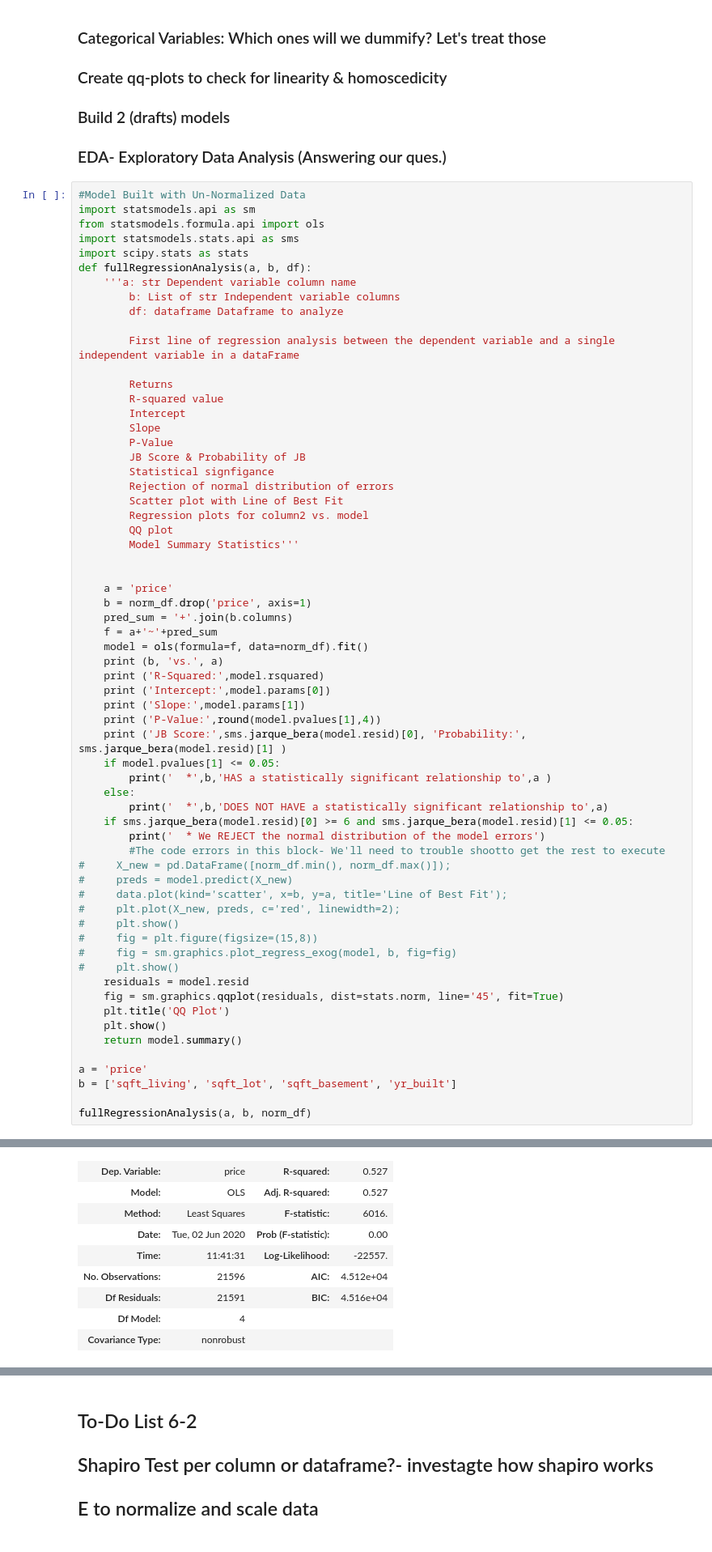
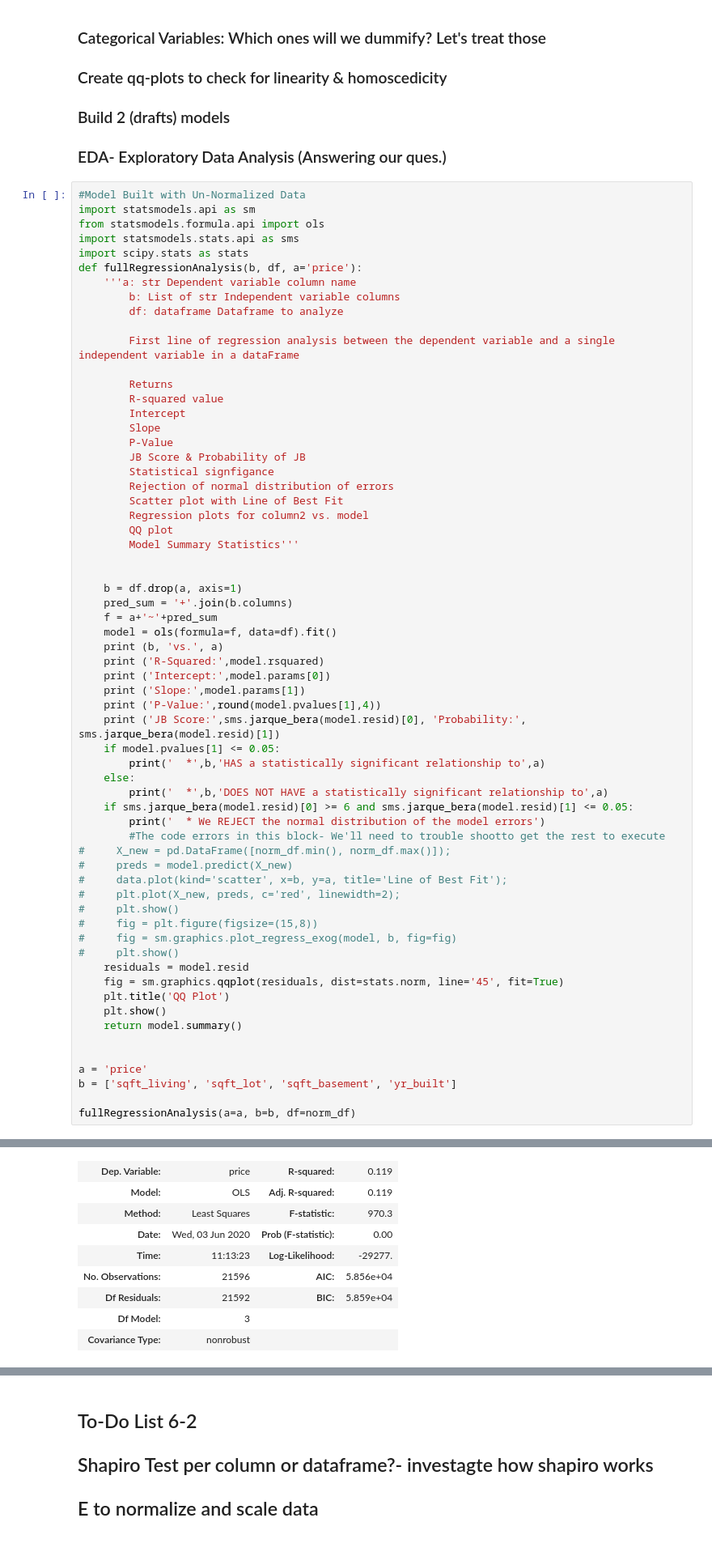
Before and after one commit to EricaSG/dsc-mod-2-project-v2-1-onl01-dtsc-ft-041320, a Jupyter notebook: student.ipynb, the cells around one changed output, grey strips where cells are left out. Shown at 81% size. Drawn from its saved outputs; the diff is of its cells as text.

```diff
--- a/student.ipynb
+++ b/student.ipynb
@@ -533,7 +532,7 @@ import statsmodels.api as sm
 from statsmodels.formula.api import ols
 import statsmodels.stats.api as sms
 import scipy.stats as stats
-def fullRegressionAnalysis(a, b, df):
+def fullRegressionAnalysis(b, df, a='price'):
     '''a: str Dependent variable column name
         b: List of str Independent variable columns
         df: dataframe Dataframe to analyze
@@ -554,19 +553,18 @@ def fullRegressionAnalysis(a, b, df):
         Model Summary Statistics'''
 
 
-    a = 'price'
-    b = norm_df.drop('price', axis=1)
+    b = df.drop(a, axis=1)
     pred_sum = '+'.join(b.columns)
     f = a+'~'+pred_sum
-    model = ols(formula=f, data=norm_df).fit()
+    model = ols(formula=f, data=df).fit()
     print (b, 'vs.', a)
     print ('R-Squared:',model.rsquared)
     print ('Intercept:',model.params[0])
     print ('Slope:',model.params[1])
     print ('P-Value:',round(model.pvalues[1],4))
-    print ('JB Score:',sms.jarque_bera(model.resid)[0], 'Probability:', sms.jarque_bera(model.resid)[1] )
+    print ('JB Score:',sms.jarque_bera(model.resid)[0], 'Probability:', sms.jarque_bera(model.resid)[1])
     if model.pvalues[1] <= 0.05:
-        print('  *',b,'HAS a statistically significant relationship to',a )
+        print('  *',b,'HAS a statistically significant relationship to',a)
     else:
         print('  *',b,'DOES NOT HAVE a statistically significant relationship to',a)
     if sms.jarque_bera(model.resid)[0] >= 6 and sms.jarque_bera(model.resid)[1] <= 0.05:
@@ -586,8 +584,9 @@ def fullRegressionAnalysis(a, b, df):
     plt.show()
     return model.summary()
 
+
 a = 'price'
 b = ['sqft_living', 'sqft_lot', 'sqft_basement', 'yr_built']
 
-fullRegressionAnalysis(a, b, norm_df)
+fullRegressionAnalysis(a=a, b=b, df=norm_df)
 # %% [output]
@@ -612,11 +611,11 @@ fullRegressionAnalysis(a, b, norm_df)
 OLS Regression Results
-| Dep. Variable: | price | R-squared: | 0.527 |
-| Model: | OLS | Adj. R-squared: | 0.527 |
-| Method: | Least Squares | F-statistic: | 6016. |
-| Date: | Tue, 02 Jun 2020 | Prob (F-statistic): | 0.00 |
-| Time: | 11:41:31 | Log-Likelihood: | -22557. |
-| No. Observations: | 21596 | AIC: | 4.512e+04 |
-| Df Residuals: | 21591 | BIC: | 4.516e+04 |
-| Df Model: | 4 |  |  |
+| Dep. Variable: | price | R-squared: | 0.119 |
+| Model: | OLS | Adj. R-squared: | 0.119 |
+| Method: | Least Squares | F-statistic: | 970.3 |
+| Date: | Wed, 03 Jun 2020 | Prob (F-statistic): | 0.00 |
+| Time: | 11:13:23 | Log-Likelihood: | -29277. |
+| No. Observations: | 21596 | AIC: | 5.856e+04 |
+| Df Residuals: | 21592 | BIC: | 5.859e+04 |
+| Df Model: | 3 |  |  |
 | Covariance Type: | nonrobust |  |  |
 |  | coef | std err | t | P>|t| | [0.025 | 0.975] |
```
Also changed, not shown: parts of 9 cells of this notebook.
